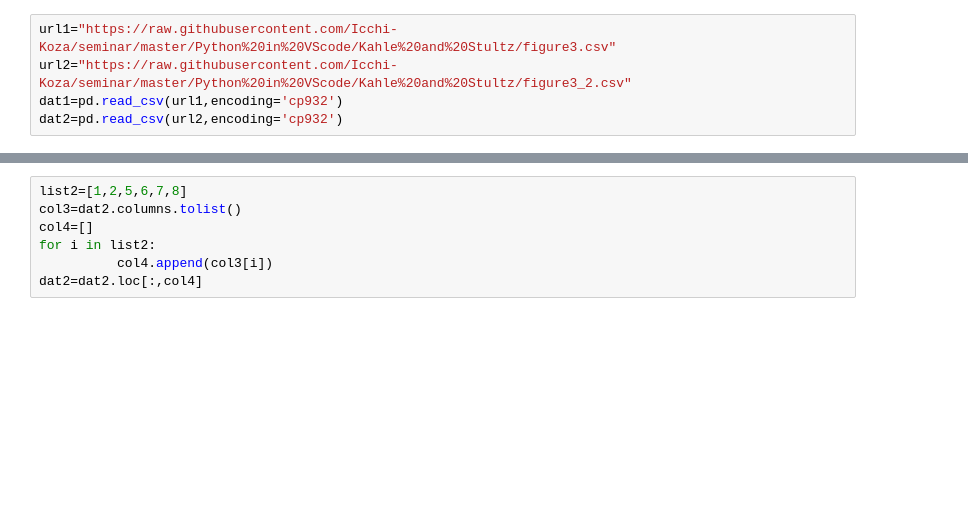
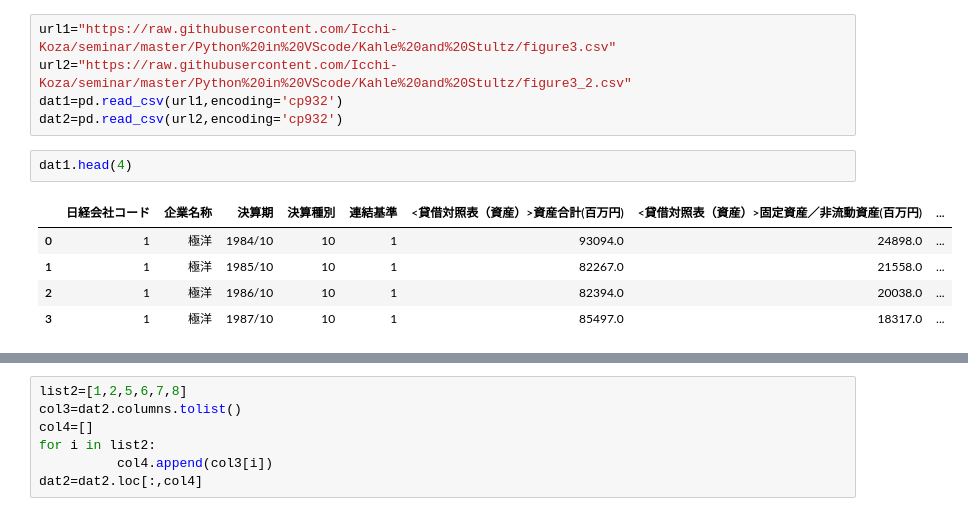
Before and after one commit to Icchi-Koza/seminar, a Jupyter notebook: Python in VScode/Kahle and Stultz/figure3.ipynb, the cells around one changed output, grey strips where cells are left out. Cells and saved outputs as stored; diff of their text form; blank space fills up the shorter version.

```diff
--- a/Python in VScode/Kahle and Stultz/figure3.ipynb
+++ b/Python in VScode/Kahle and Stultz/figure3.ipynb
@@ -29,6 +30,14 @@ url1="https://raw.githubusercontent.com/Icchi-Koza/seminar/master/Python%20in%20
 url2="https://raw.githubusercontent.com/Icchi-Koza/seminar/master/Python%20in%20VScode/Kahle%20and%20Stultz/figure3_2.csv"
 dat1=pd.read_csv(url1,encoding='cp932')
 dat2=pd.read_csv(url2,encoding='cp932')
+# %%
+dat1.head(4)
+# %% [output]
+|  | 日経会社コード | 企業名称 | 決算期 | 決算種別 | 連結基準 | <貸借対照表（資産）>資産合計(百万円) | <貸借対照表（資産）>固定資産／非流動資産(百万円) | ... |
+| 0 | 1 | 極洋 | 1984/10 | 10 | 1 | 93094.0 | 24898.0 | ... |
+| 1 | 1 | 極洋 | 1985/10 | 10 | 1 | 82267.0 | 21558.0 | ... |
+| 2 | 1 | 極洋 | 1986/10 | 10 | 1 | 82394.0 | 20038.0 | ... |
+| 3 | 1 | 極洋 | 1987/10 | 10 | 1 | 85497.0 | 18317.0 | ... |
 # %%
 list1=[1, 2, 5, 6, 7, 9, 10]
 col1=dat1.columns.tolist()
```
Also changed, not shown: parts of 4 cells of this notebook.
